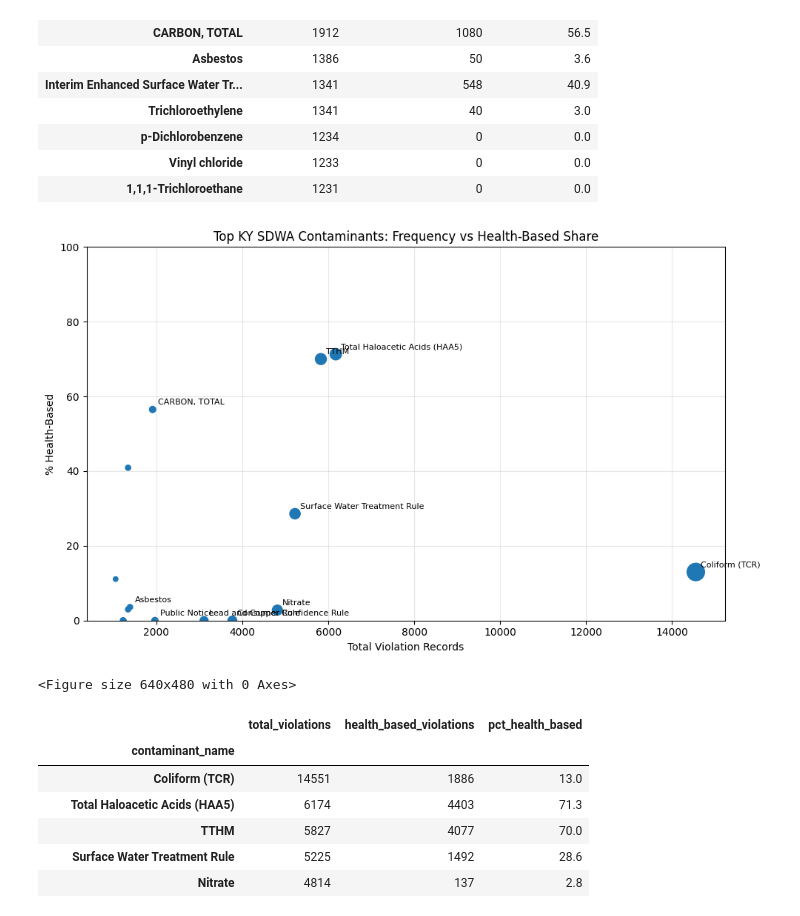
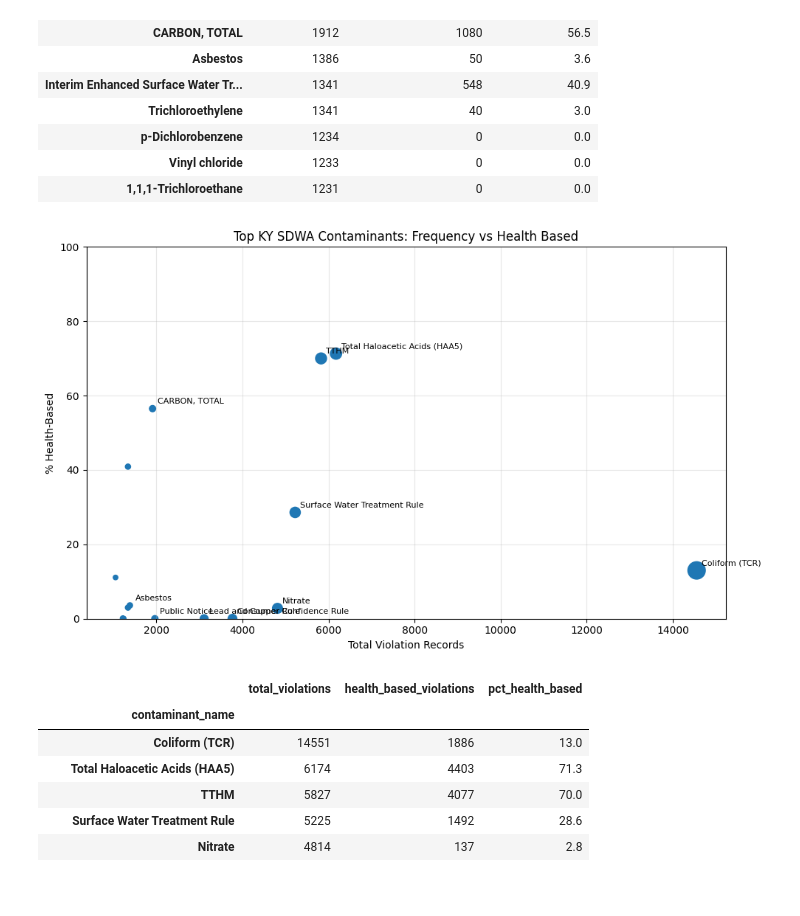
Before and after one commit to amydaniel24/kentucky_water_quality_analysis, a Jupyter notebook: notebooks/keystone_water_ky.ipynb, the cells around one changed output. Saved outputs shown, nothing was run; the diff lists cells and outputs as text; code cells hidden in the pictures.

Commit message:
moved save_plot function for scatter to save

```diff
--- a/notebooks/keystone_water_ky.ipynb
+++ b/notebooks/keystone_water_ky.ipynb
@@ -1114,35 +1114,33 @@ contam_summary.head(15)
 # %%
 topN = 20
 plot_df = contam_summary.head(topN).reset_index()
 
 plt.figure(figsize=(10,6))
 plt.scatter(plot_df["total_violations"], plot_df["pct_health_based"],s=plot_df["total_violations"]/50)
 
-plt.title("Top KY SDWA Contaminants: Frequency vs Health-Based Share")
+plt.title("Top KY SDWA Contaminants: Frequency vs Health Based")
 plt.xlabel("Total Violation Records")
 plt.ylabel("% Health-Based")
 plt.ylim(0, 100)
 plt.grid(True, alpha=0.3)
 
 
 for _, r in plot_df.head(10).iterrows():
     x = r["total_violations"]
     y = r["pct_health_based"]
     plt.annotate(
         r["contaminant_name"],
         (x, y),
         xytext=(5, 5),
         textcoords="offset points",
         fontsize=8
     )
+save_plot("scatter_top_contaminants_health_vs_freq.png")
 
 plt.tight_layout()
 plt.show()
-
-save_plot("scatter_top_contaminants_health_vs_freq.png")
 # %% [output]
-[figure, old version]
+[figure, new version]
-<Figure size 640x480 with 0 Axes>
 # %%
 contam_summary
 # %% [output]
```
Also changed, not shown: parts of 1 cell of this notebook, 1 other file.
